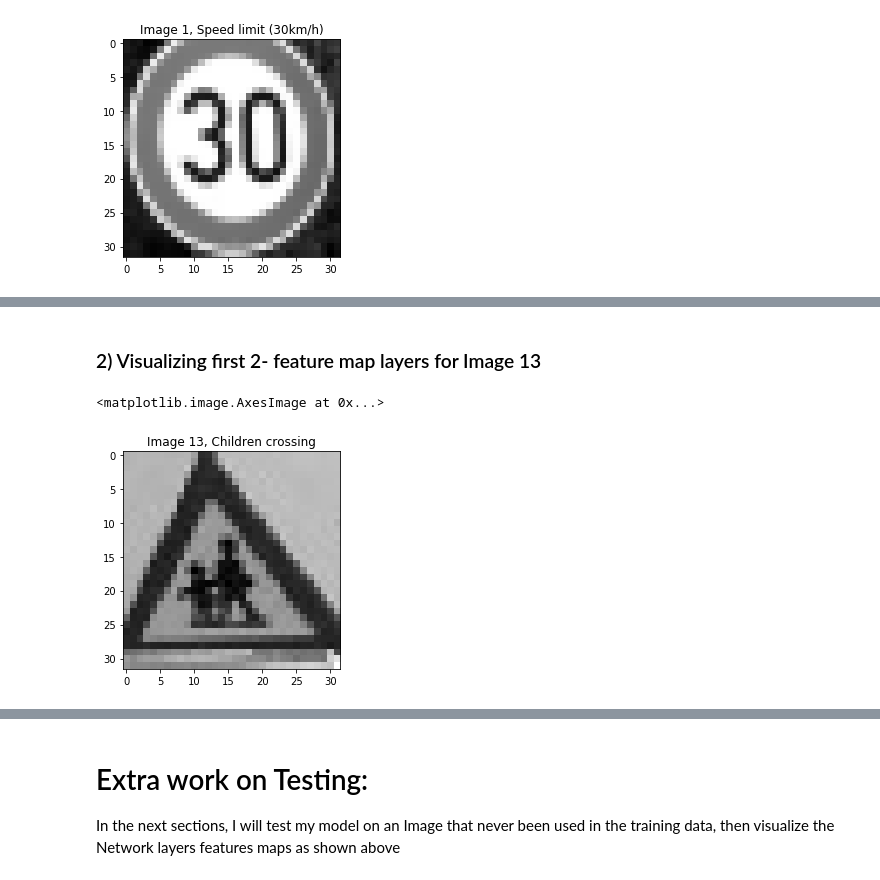
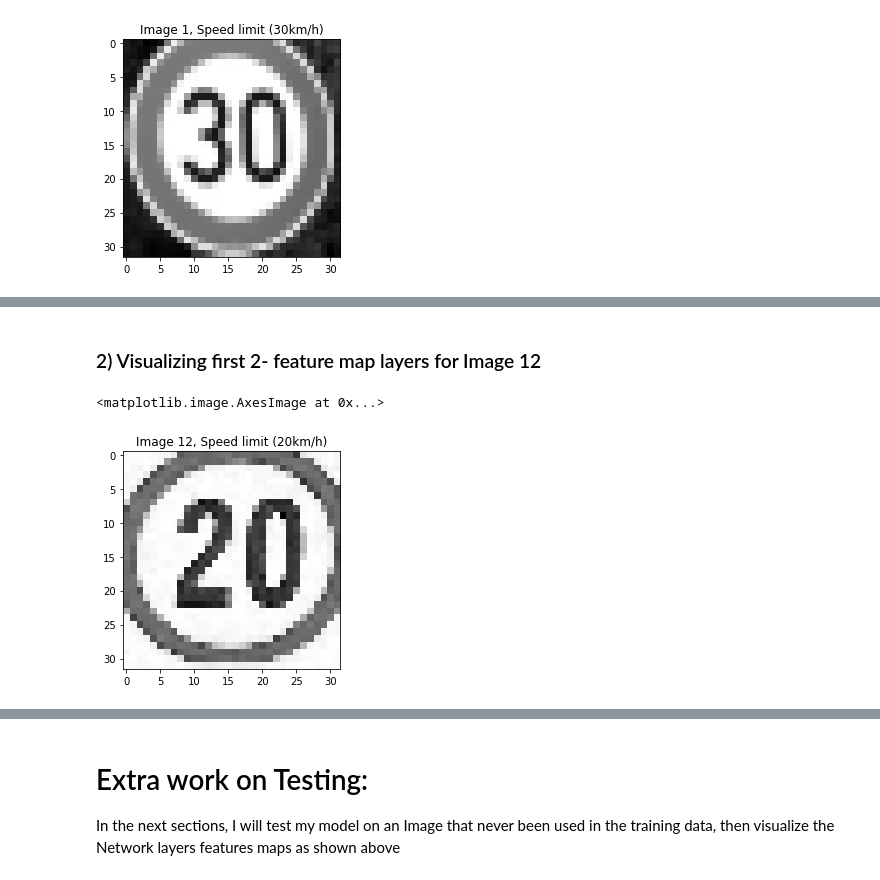
Before and after one commit to MyadaRoshdi/P2, a Jupyter notebook: Traffic_Sign_Classifier.ipynb, the cells around one changed output, grey strips where cells are left out. Saved outputs shown, nothing was run; the diff lists cells and outputs as text; code cells hidden in the pictures.

```diff
--- a/Traffic_Sign_Classifier.ipynb
+++ b/Traffic_Sign_Classifier.ipynb
@@ -1358,12 +1357,12 @@ Activation of the second layer feature maps
 # %% [markdown]
-### 2)  Visualizing first 2- feature map layers for Image 13
+### 2)  Visualizing first 2- feature map layers for Image 12
 # %%
-Image = sample_images_normalized[12].squeeze()
-plt.title("Image 13, "+labels_names[12])
+Image = sample_images_normalized[11].squeeze()
+plt.title("Image 12, "+labels_names[11])
 plt.imshow(Image, cmap="gray")
 # %% [output]
 <matplotlib.image.AxesImage at 0x...>
-[figure, old version]
+[figure, new version]
 # %%
 print("Activation of the first layer feature maps")
 with tf.Session() as sess:
```
Also changed, not shown: parts of 37 cells of this notebook, 2 other files.
